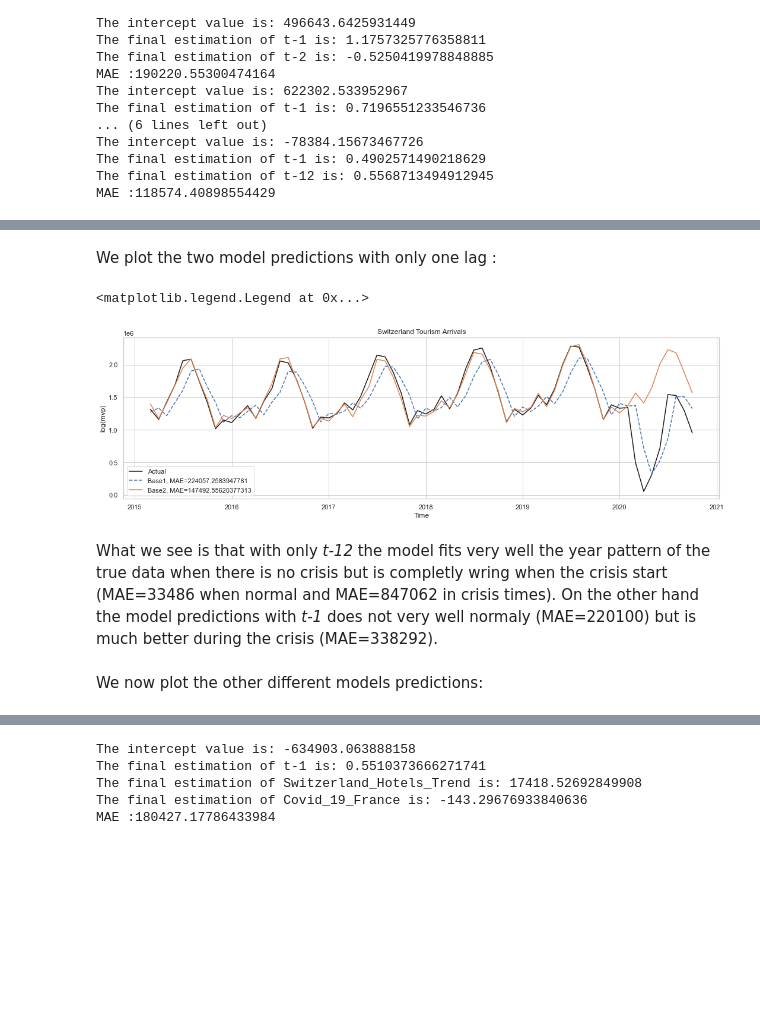
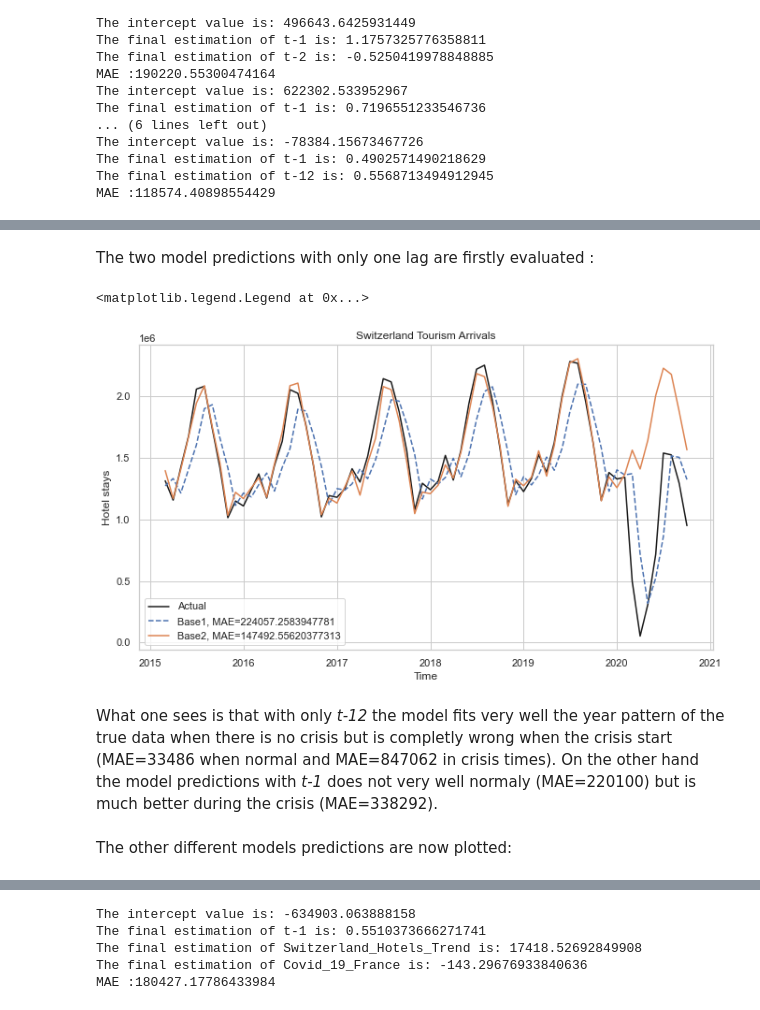
Before and after one commit to naayem/SwissHotelArrivalsPredictor, a Jupyter notebook: Project.ipynb, the cells around one changed output, grey strips where cells are left out. Cells and saved outputs as stored; diff of their text form; code cells hidden in the pictures; blank space fills up the shorter version.

```diff
--- a/Project.ipynb
+++ b/Project.ipynb
@@ -165,7 +165,3 @@ plt.savefig('images/Top_10_Arrivals_2018.png', transparent=True, bbox_inches='ti
 plt.show()
 # %% [output]
 [figure]
-# %%
-sns.set(rc={'figure.figsize':(11,6)})
-sns.set(style='whitegrid')
-sns.barplot(x='Arrivals' , y='Country', data = total_arrivals_per_country_2018[:8], orient='h')
@@ -578,21 +576,22 @@ MAE
 # %% [markdown]
-We plot the two model predictions with only one lag :
+The two model predictions with only one lag are firstly evaluated :
 # %%
-fig,axes = plt.subplots(figsize=(18,5))
+fig,axes = plt.subplots()
 
 axes.plot(Arrivals['Total Arrivals'][start_date_testing:end_date_testing], label = 'Actual',color = 'k')
 axes.plot(Baseline_Arrivals_Predictions_1, linestyle='dashed', label='Base1, MAE={}'.format(Baseline_MAE_1))
 axes.plot(Baseline_Arrivals_Predictions_2, label='Base2, MAE={}'.format(Baseline_MAE_2))
+plt.savefig('images/AR_pete.png', transparent=True, bbox_inches='tight', dpi = 300)
 
 plt.xlabel('Time')
-plt.ylabel('log(mvp)')
+plt.ylabel('Hotel stays')
 plt.title('Switzerland Tourism Arrivals')
 plt.legend()
 # %% [output]
 <matplotlib.legend.Legend at 0x...>
-[figure, old version]
+[figure, new version]
 # %% [markdown]
-What we see is that with only *t-12* the model fits very well the year pattern of the true data when there is no crisis but is completly wring when the crisis start (MAE=33486 when normal and MAE=847062 in crisis times). On the other hand the model predictions with *t-1* does not very well normaly (MAE=220100) but is much better during the crisis (MAE=338292).
+What one sees is that with only *t-12* the model fits very well the year pattern of the true data when there is no crisis but is completly wrong when the crisis start (MAE=33486 when normal and MAE=847062 in crisis times). On the other hand the model predictions with *t-1* does not very well normaly (MAE=220100) but is much better during the crisis (MAE=338292).
 # %% [markdown]
-We now plot the other different models predictions:
+The other different models predictions are now plotted:
 # %%
```
Also changed, not shown: parts of 47 cells of this notebook.
